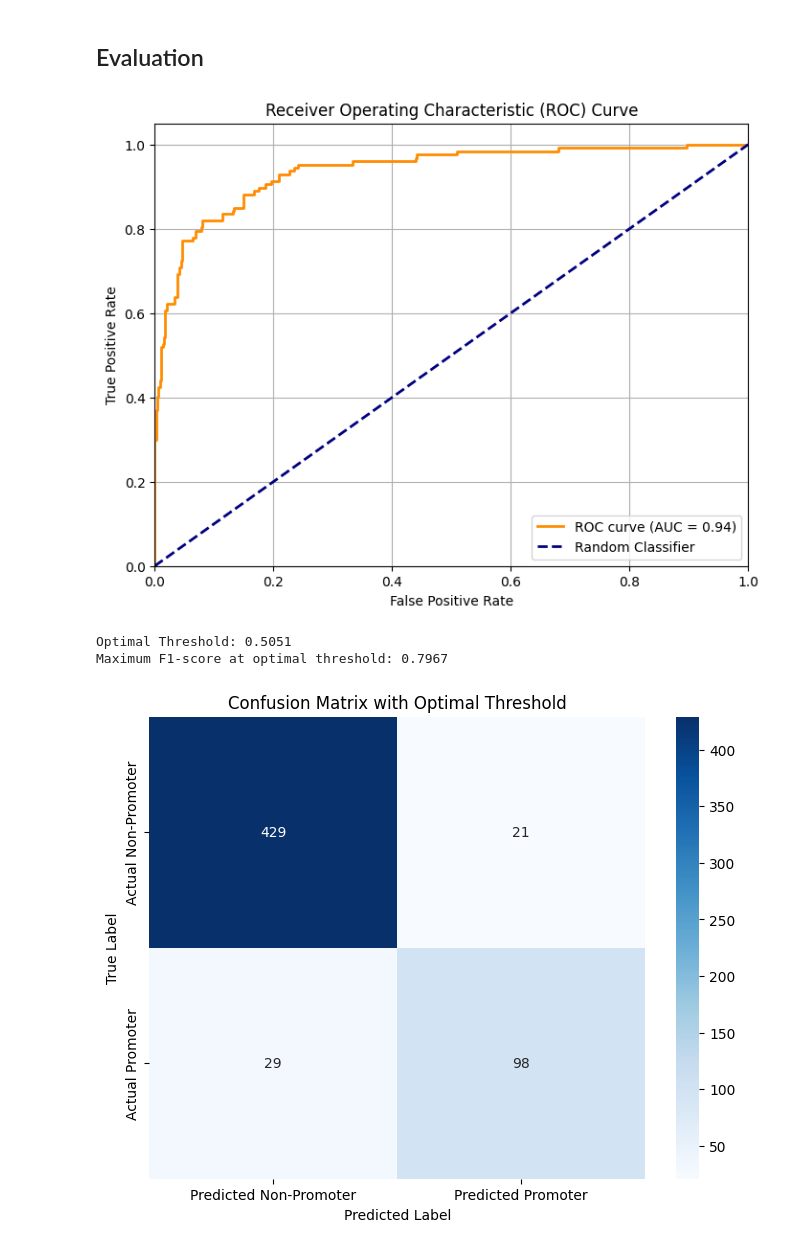
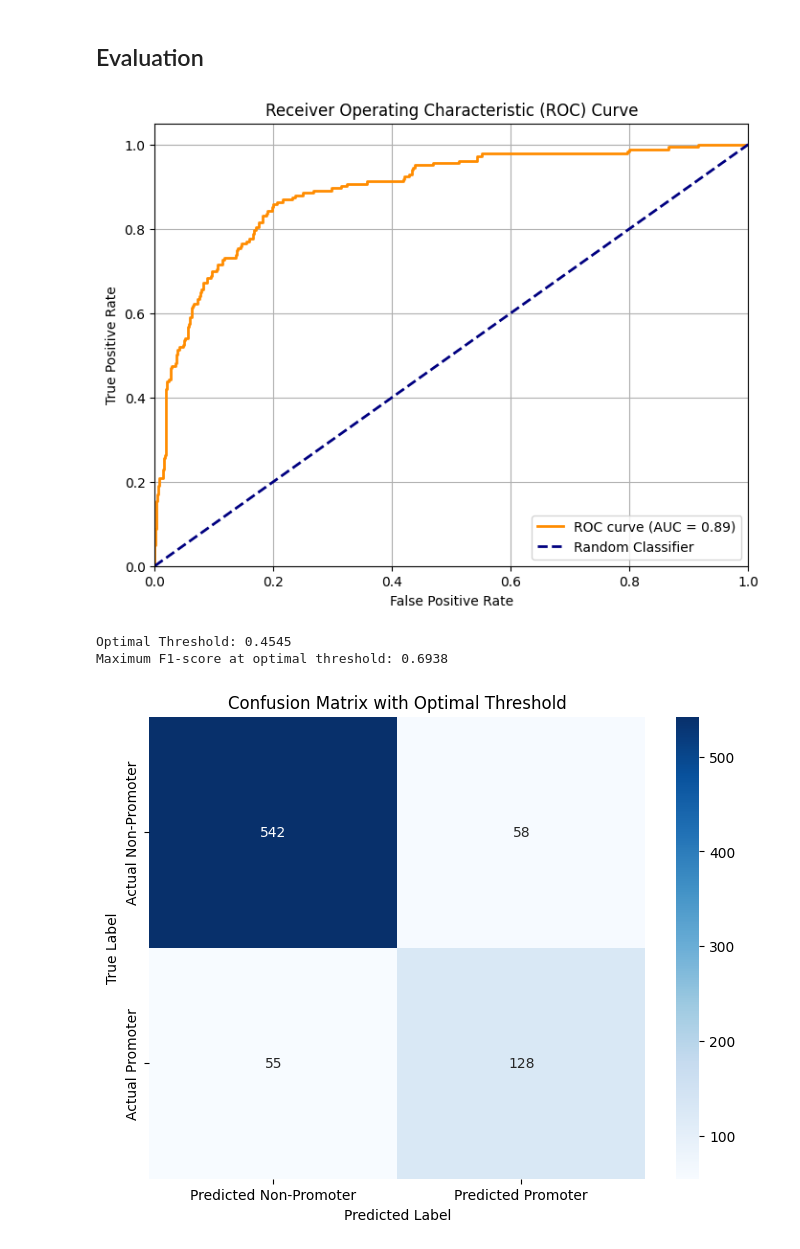
Before and after one commit to nmach22/Promoter-Classification, a Jupyter notebook: notebooks/train_lstm.ipynb, the cells around one changed output. Drawn from its saved outputs; the diff is of its cells as text; code cells hidden in the pictures.

Commit message:
combined training

```diff
--- a/notebooks/train_lstm.ipynb
+++ b/notebooks/train_lstm.ipynb
@@ -50,3 +50,9 @@ data_name = config['data']['bacillus']
 prom_path = f"{ROOT_DIR}/{data_name['promoter_fasta']}"
 non_prom_path = f"{ROOT_DIR}/{data_name['non_promoter_fasta']}"
 seq_length = data_name['seq_len']
+# %%
+data_name_e = config['data']['ecoli']
+
+prom_path_e = f"{ROOT_DIR}/{data_name_e['promoter_fasta']}"
+non_prom_path_e = f"{ROOT_DIR}/{data_name_e['non_promoter_fasta']}"
+seq_length_e = data_name_e['seq_len']
@@ -52,0 +61,4 @@ seq_length = data_name['seq_len']
+# %%
+dataset_ecoli = FastaDataset(prom_path_e, non_prom_path_e, seq_len=seq_length)
+
+print(f"Ecoli dataset has {len(dataset_ecoli.sequences)} sequences and {len(dataset_ecoli.labels)} labels.")
@@ -56,0 +74,5 @@ train_ds, val_ds, test_ds = dataset_split(dataset)
+# %%
+dataset.sequences.extend(dataset_ecoli.sequences)
+dataset.labels.extend(dataset_ecoli.labels)
+
+print(f"Combined dataset now has {len(dataset.sequences)} sequences and {len(dataset.labels)} labels.")
@@ -119,5 +153,5 @@ Epoch 1/100 | Train Loss: 0.5292 | Val Loss: 0.4138
 # %%
-save_dir = f'/content/drive/MyDrive/checkpoints_bio/lstm/{data_name['name']}'
+save_dir = f'/content/drive/MyDrive/checkpoints_bio/lstm/combined'
 
 os.makedirs(save_dir, exist_ok=True)
 # %% [markdown]
@@ -129,10 +163,10 @@ from eval.metrics import *
 fpr, tpr, roc_auc, all_labels, all_predictions = calculate_roc_data(model,test_loader,False,device)
 # %%
 plot_roc_curve(fpr, tpr, roc_auc,save_dir=save_dir,
-                file_name='ecoli_roc_curve'
+                file_name='combined_roc_curve'
                )
 # %% [output]
-[figure, old version]
+[figure, new version]
 # %%
 thresholds = np.linspace(0, 1, 100)
 
@@ -142,18 +176,18 @@ optimal_threshold, max_f1_score = find_optimal_threshold(all_labels, all_predict
 print(f"Optimal Threshold: {optimal_threshold:.4f}")
 print(f"Maximum F1-score at optimal threshold: {max_f1_score:.4f}")
 # %% [output]
-Optimal Threshold: 0.5051
-Maximum F1-score at optimal threshold: 0.7967
+Optimal Threshold: 0.4545
+Maximum F1-score at optimal threshold: 0.6938
 # %%
 
 # Assuming optimal_threshold is already defined or will be defined next
 # For now, let's plot with a default 0.5 or the previously calculated optimal_threshold if it exists
 plot_confusion_matrix(all_labels, all_predictions, threshold=optimal_threshold, title='Confusion Matrix with Optimal Threshold',
                       save_dir=save_dir,
-                      file_name='ecoli_confusion_matrix'
+                      file_name='combined_confusion_matrix'
                       )
 # %% [output]
-[figure, old version]
+[figure, new version]
 # %%
 
 # Call the function to calculate and print metrics using the optimal_threshold
```
Also changed, not shown: parts of 9 cells of this notebook.
